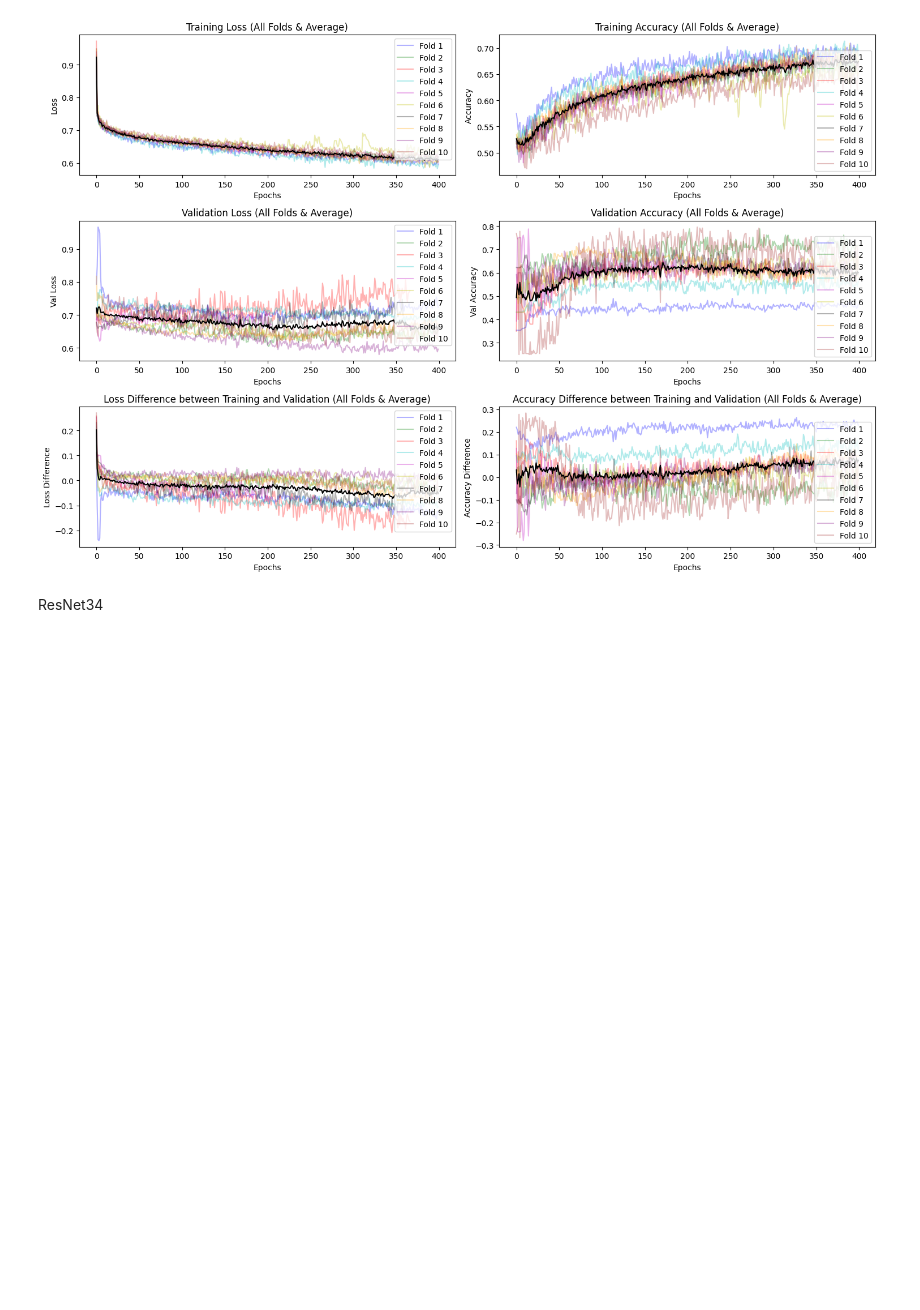
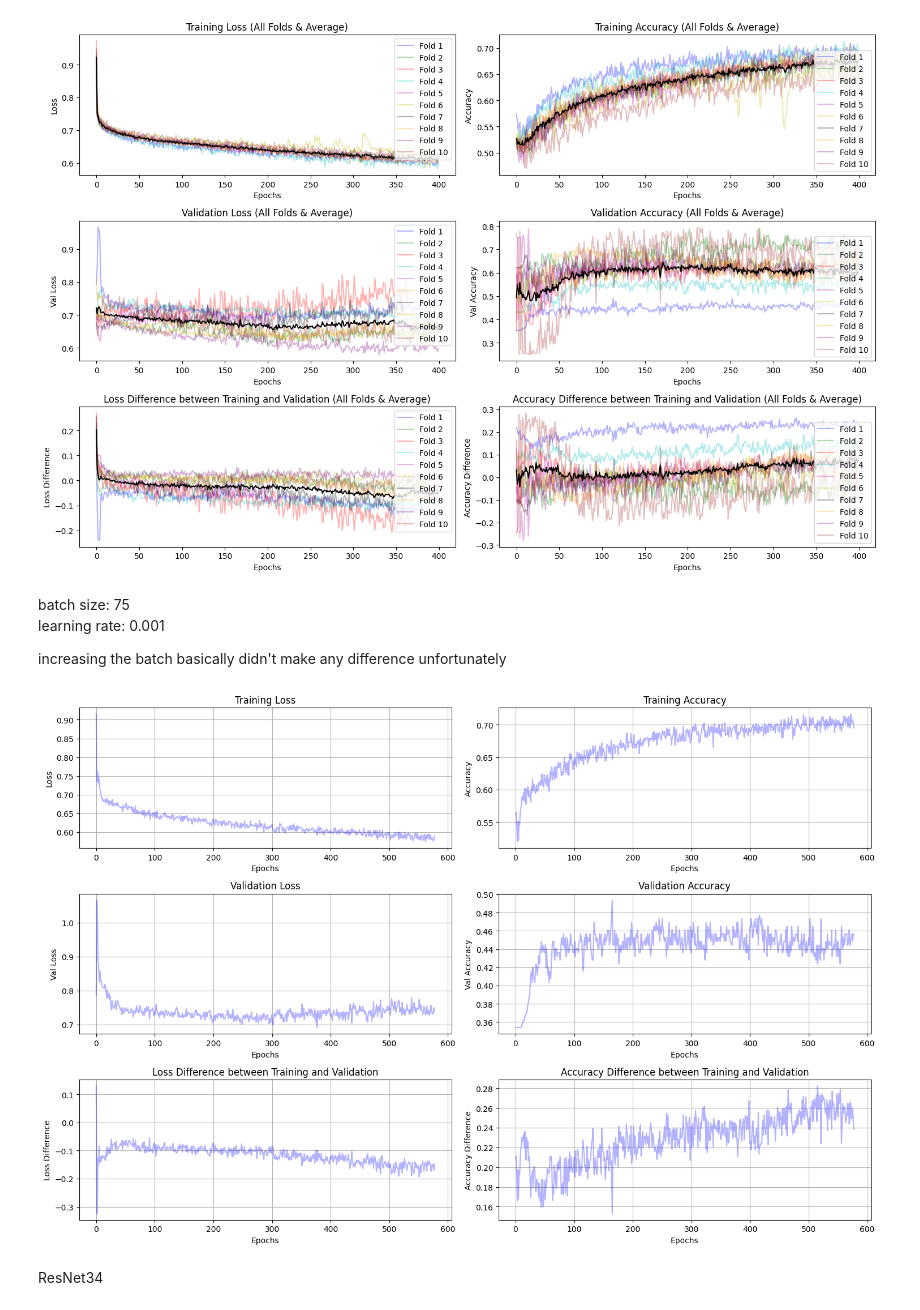
Before and after one commit to LennartPhil/Brain_Mets_Classification, a Jupyter notebook: notebooks/AI/ai_analysis.ipynb, the cells around one changed output. Drawn from its saved outputs; the diff is of its cells as text; code cells hidden in the pictures; blank space fills up the shorter version.

Commit message:
adds more training data

```diff
--- a/notebooks/AI/ai_analysis.ipynb
+++ b/notebooks/AI/ai_analysis.ipynb
@@ -79,7 +79,7 @@ def plot_single_history(path_to_train_history, adjust_scales = False):
     plt.tight_layout()
     plt.show()
 
-def plot_single_history(path_to_train_history):
+def plot_single_history_one_graph(path_to_train_history):
     path_to_lr_history = Path("/Users/LennartPhilipp/Desktop/Uni/Prowiss/training_histories/cutout/conv/conv_00_4_classes_run_2024_08_10_20_49_40/history.npy")
 
     history = np.load(path_to_train_history, allow_pickle=True).item()
@@ -87,7 +87,7 @@ def plot_single_history(path_to_train_history):
     print(history.keys())
 
     pd.DataFrame(history)[["loss","val_loss", "accuracy","val_accuracy"]].plot(figsize=(8,5),
-                            xlim=(0,420), #nice
+                            xlim=(0,600),
                             ylim=(0,2),
                             grid=True,
                             xlabel="Epochs",
@@ -302,6 +309,17 @@ path_to_conv_train_history = "/Users/LennartPhilipp/Desktop/Uni/Prowiss/training
 plot_fold_histories(path_to_conv_train_history)
 # %% [output]
 [figure]
+# %% [markdown]
+batch size: 75\
+learning rate: 0.001
+
+increasing the batch basically didn't make any difference unfortunately
+# %%
+path_to_conv_train_history = "/Users/LennartPhilipp/Desktop/Uni/Prowiss/training_histories/cutout/conv/conv_02_2_cls_cutout_gray_normal_run_2024_10_24_13_33_01/history_conv_02_2_cls_cutout_gray_normal.npy"
+
+plot_single_history(path_to_conv_train_history)
+# %% [output]
+[figure, added]
 # %% [markdown]
 ResNet34
 # %%
```
Also changed, not shown: parts of 15 cells of this notebook.
